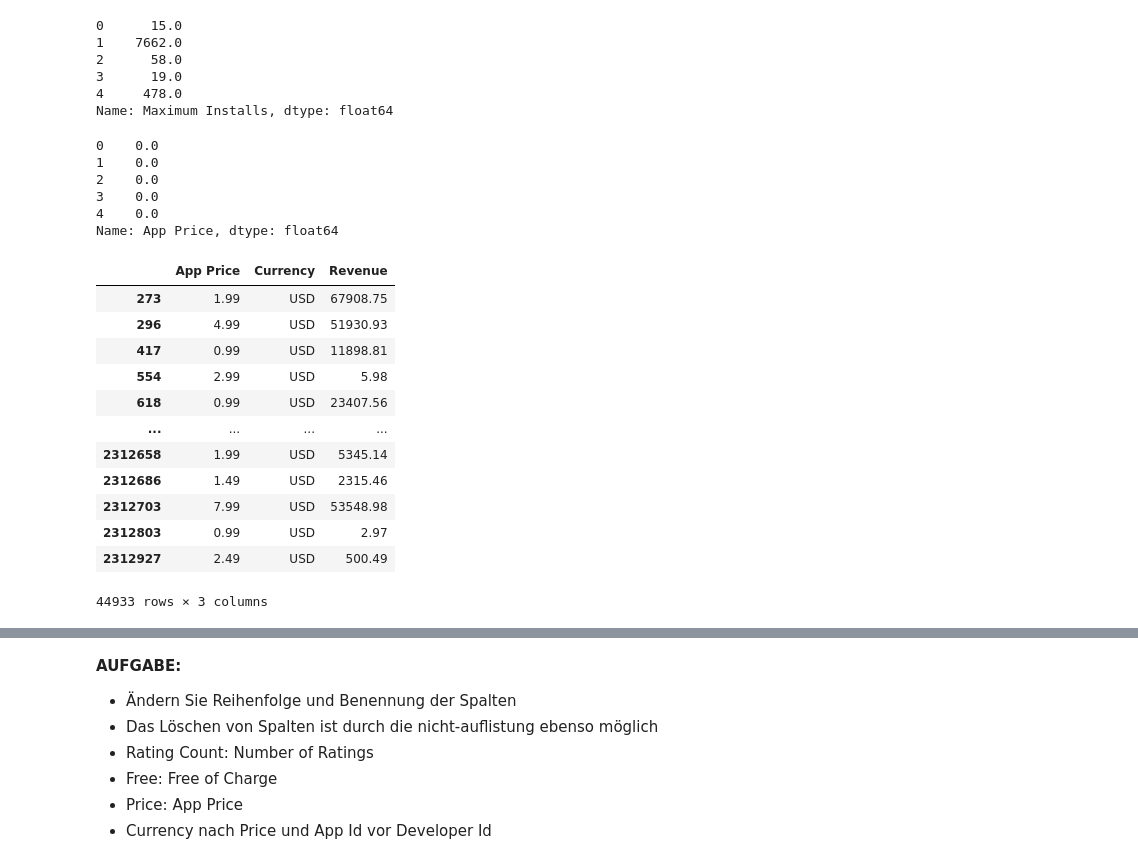
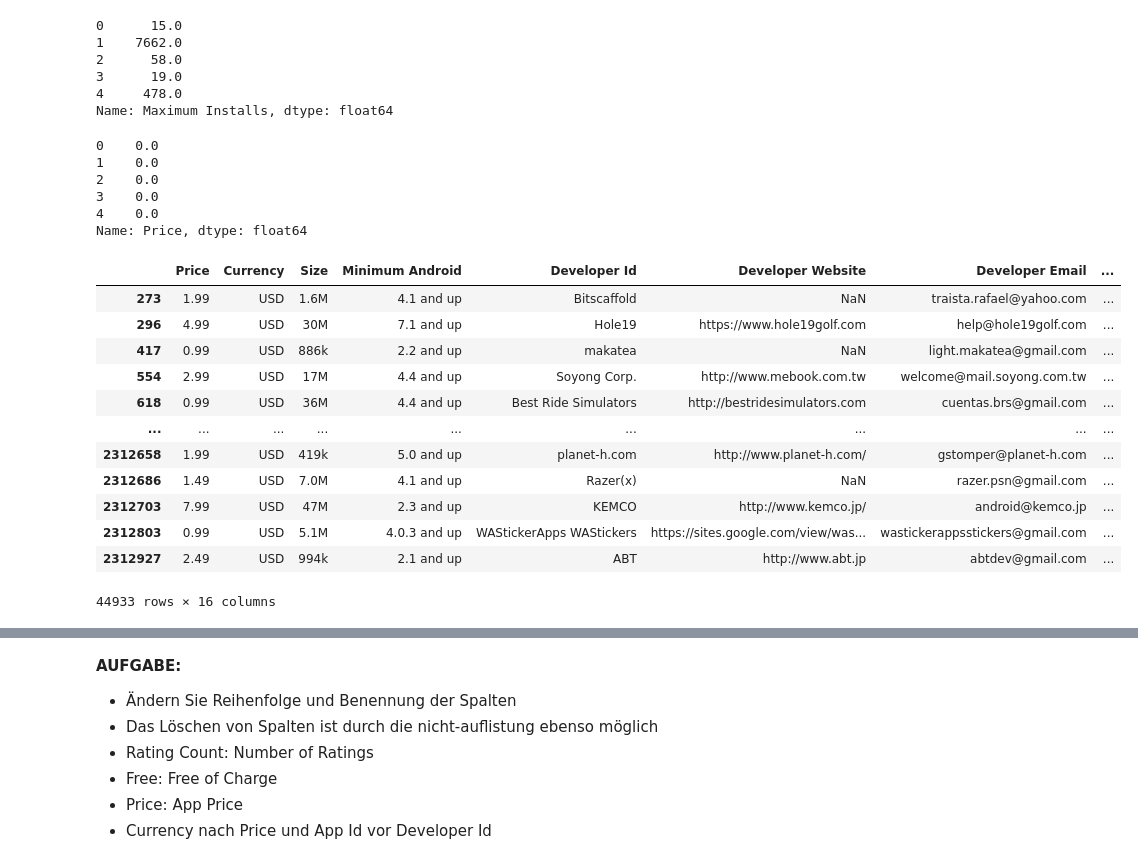
Before and after one commit to Wangi2901/data-analytics, a Jupyter notebook: GooglePlaystore-Huong.ipynb, the cells around one changed output, grey strips where cells are left out. Drawn from its saved outputs; the diff is of its cells as text; code cells hidden in the pictures.

Commit message:
Update GooglePlaystore-Huong.ipynb
Completed the requirements.
correlation of 2 features missing

```diff
--- a/GooglePlaystore-Huong.ipynb
+++ b/GooglePlaystore-Huong.ipynb
@@ -94,7 +94,7 @@ Fügen Sie mindestens eine neue Spalte hinzu, die aus mindestens einer anderen S
 In unseren Fall: `Revenue = Maximum Installs * Price`
 # %%
 max_inst = apps['Maximum Installs'].astype(np.float64)
-app_price = apps['App Price'].astype(np.float64)
+app_price = apps['Price'].astype(np.float64)
 # %%
 max_inst.head()
 # %% [output]
@@ -112,30 +112,30 @@ app_price.head()
 2    0.0
 3    0.0
 4    0.0
-Name: App Price, dtype: float64
+Name: Price, dtype: float64
 # %%
 # Berechnung Umsatz
 app_revenue = max_inst * app_price
 # apps.insert(apps.columns.get_loc('App Price') + 1, 'Revenue', app_revenue)  # inplace=True notwendig
 apps['Revenue'] = app_revenue
 
 # Appe anzeigen mit price > 0
-no_free_apps = apps['App Price'] > 0.0
-apps.loc[no_free_apps, 'App Price':'Revenue']
+no_free_apps = apps['Price'] > 0.0
+apps.loc[no_free_apps, 'Price':'Revenue']
 # %% [output]
-|  | App Price | Currency | Revenue |
-| 273 | 1.99 | USD | 67908.75 |
-| 296 | 4.99 | USD | 51930.93 |
-| 417 | 0.99 | USD | 11898.81 |
-| 554 | 2.99 | USD | 5.98 |
-| 618 | 0.99 | USD | 23407.56 |
-| ... | ... | ... | ... |
-| 2312658 | 1.99 | USD | 5345.14 |
-| 2312686 | 1.49 | USD | 2315.46 |
-| 2312703 | 7.99 | USD | 53548.98 |
-| 2312803 | 0.99 | USD | 2.97 |
-| 2312927 | 2.49 | USD | 500.49 |
+|  | Price | Currency | Size | Minimum Android | Developer Id | Developer Website | Developer Email | ... |
+| 273 | 1.99 | USD | 1.6M | 4.1 and up | Bitscaffold | NaN | traista.rafael@yahoo.com | ... |
+| 296 | 4.99 | USD | 30M | 7.1 and up | Hole19 | https://www.hole19golf.com | help@hole19golf.com | ... |
+| 417 | 0.99 | USD | 886k | 2.2 and up | makatea | NaN | light.makatea@gmail.com | ... |
+| 554 | 2.99 | USD | 17M | 4.4 and up | Soyong Corp. | http://www.mebook.com.tw | welcome@mail.soyong.com.tw | ... |
+| 618 | 0.99 | USD | 36M | 4.4 and up | Best Ride Simulators | http://bestridesimulators.com | cuentas.brs@gmail.com | ... |
+| ... | ... | ... | ... | ... | ... | ... | ... | ... |
+| 2312658 | 1.99 | USD | 419k | 5.0 and up | planet-h.com | http://www.planet-h.com/ | gstomper@planet-h.com | ... |
+| 2312686 | 1.49 | USD | 7.0M | 4.1 and up | Razer(x) | NaN | razer.psn@gmail.com | ... |
+| 2312703 | 7.99 | USD | 47M | 2.3 and up | KEMCO | http://www.kemco.jp/ | android@kemco.jp | ... |
+| 2312803 | 0.99 | USD | 5.1M | 4.0.3 and up | WAStickerApps WAStickers | https://sites.google.com/view/was... | wastickerappsstickers@gmail.com | ... |
+| 2312927 | 2.49 | USD | 994k | 2.1 and up | ABT | http://www.abt.jp | abtdev@gmail.com | ... |
-44933 rows × 3 columns
+44933 rows × 16 columns
 # %%
 # Nach dem hinzufügen einer neuen Spalte 'Revenue' sollten es 24 + 1 Spalte sein
 apps.head()
```
Also changed, not shown: parts of 19 cells of this notebook.
